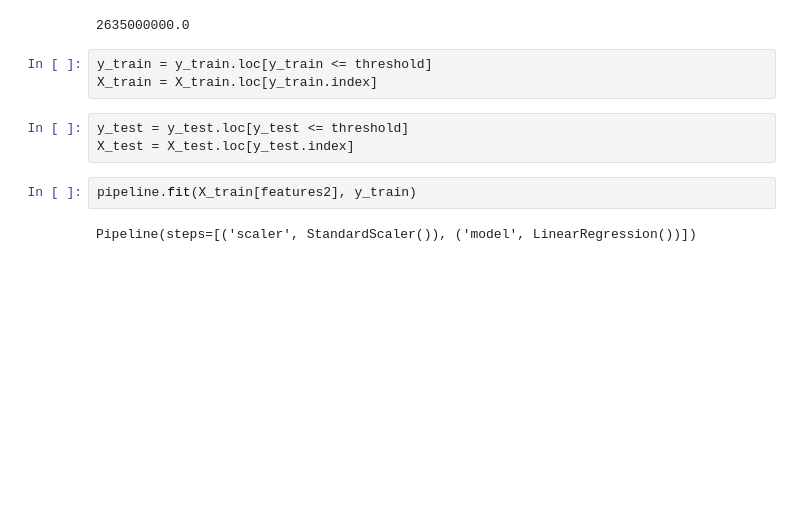
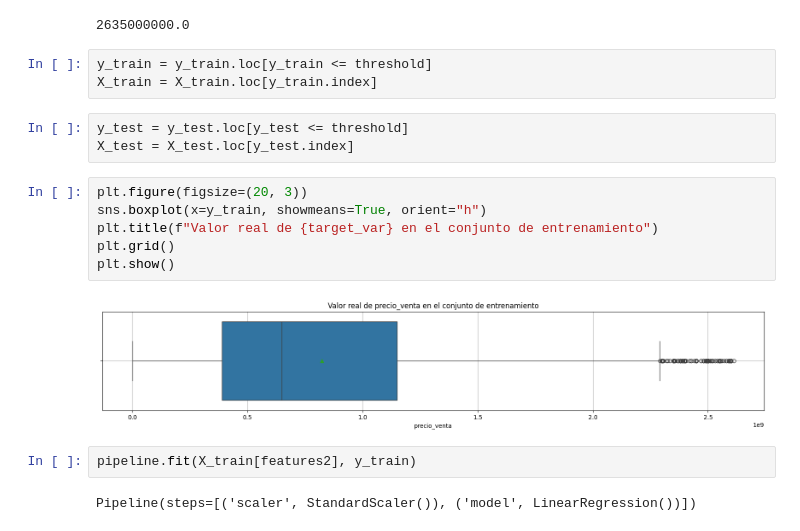
Before and after one commit to amrios80/linear-regression-tutorial, a Jupyter notebook: aptos/aptos.ipynb, the cells around one changed output. Saved outputs shown, nothing was run; the diff lists cells and outputs as text; blank space fills up the shorter version.

```diff
--- a/aptos/aptos.ipynb
+++ b/aptos/aptos.ipynb
@@ -818,6 +901,14 @@ X_train = X_train.loc[y_train.index]
 # %%
 y_test = y_test.loc[y_test <= threshold]
 X_test = X_test.loc[y_test.index]
+# %%
+plt.figure(figsize=(20, 3))
+sns.boxplot(x=y_train, showmeans=True, orient="h")
+plt.title(f"Valor real de {target_var} en el conjunto de entrenamiento")
+plt.grid()
+plt.show()
+# %% [output]
+[figure, added]
 # %%
 pipeline.fit(X_train[features2], y_train)
 # %% [output]
```
Also changed, not shown: parts of 9 cells of this notebook.
